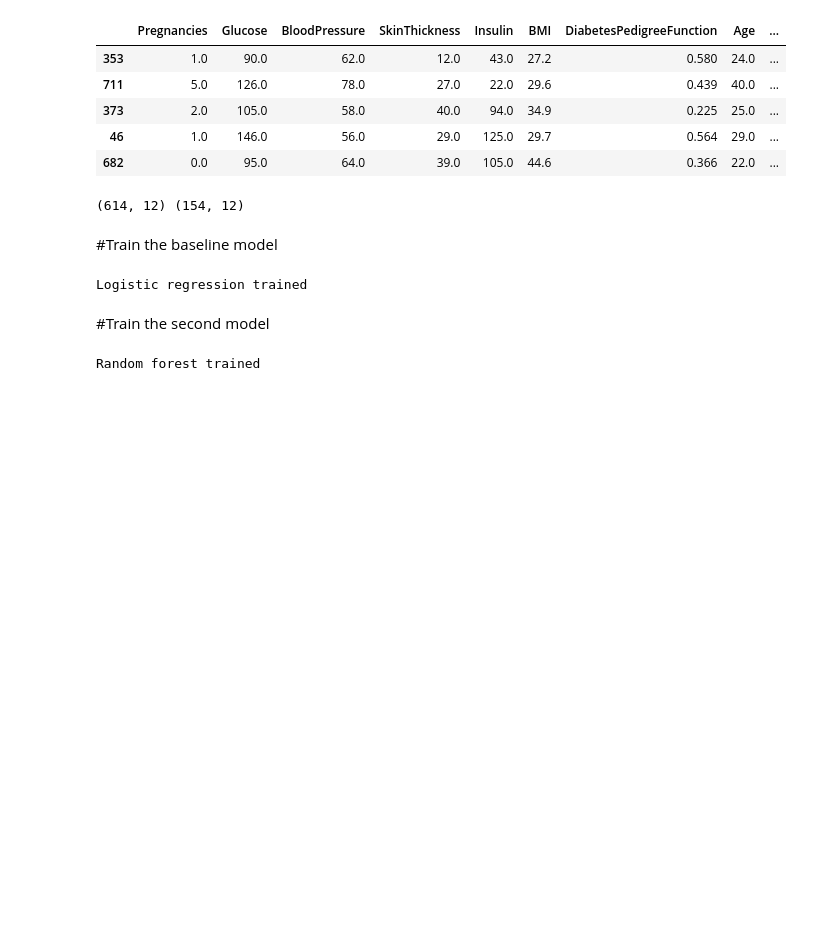
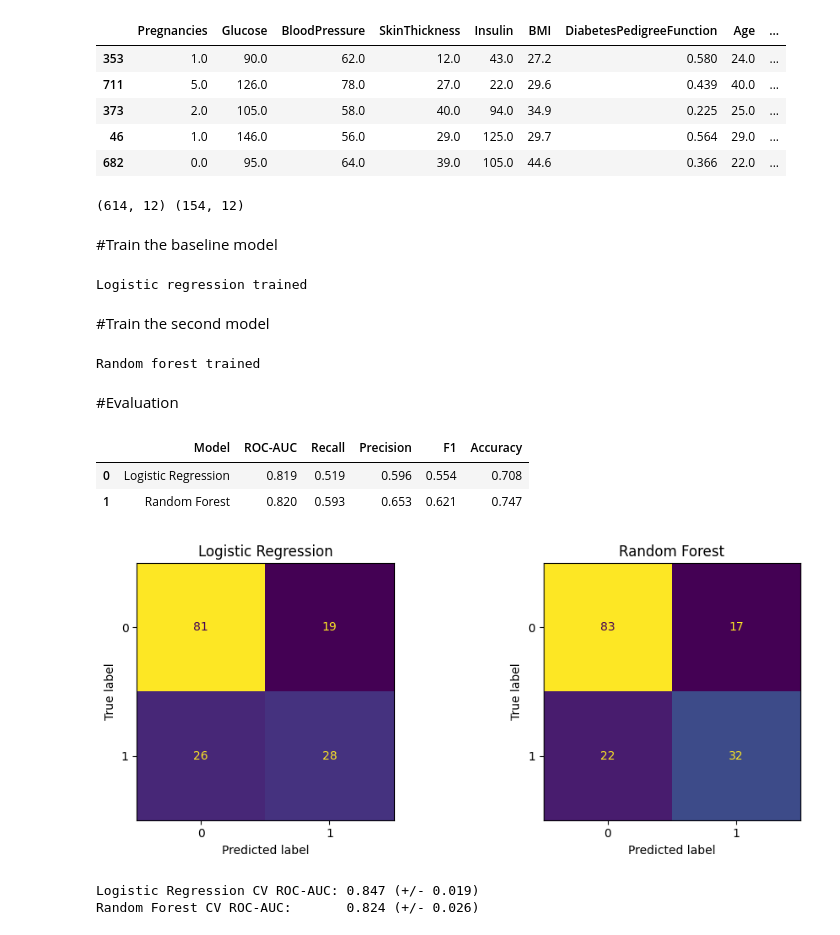
Before and after one commit to Adnan1507/research-experiment, a Jupyter notebook: experiment.ipynb, the cells around one changed output. Drawn from its saved outputs; the diff is of its cells as text; code cells hidden in the pictures; blank space fills up the shorter version.

```diff
--- a/experiment.ipynb
+++ b/experiment.ipynb
@@ -159,3 +159,58 @@ rf.fit(X_train_fe, y_train)
 print('Random forest trained')
 # %% [output]
 Random forest trained
+# %% [markdown]
+#Evaluation
+# %%
+from sklearn.metrics import (roc_auc_score, recall_score, f1_score,
+                             accuracy_score, precision_score)
+
+# Predictions
+lr_pred = log_reg.predict(X_test_scaled)
+lr_prob = log_reg.predict_proba(X_test_scaled)[:, 1]
+rf_pred = rf.predict(X_test_fe)
+rf_prob = rf.predict_proba(X_test_fe)[:, 1]
+
+results = pd.DataFrame({
+    'Model': ['Logistic Regression', 'Random Forest'],
+    'ROC-AUC': [roc_auc_score(y_test, lr_prob), roc_auc_score(y_test, rf_prob)],
+    'Recall': [recall_score(y_test, lr_pred), recall_score(y_test, rf_pred)],
+    'Precision': [precision_score(y_test, lr_pred), precision_score(y_test, rf_pred)],
+    'F1': [f1_score(y_test, lr_pred), f1_score(y_test, rf_pred)],
+    'Accuracy': [accuracy_score(y_test, lr_pred), accuracy_score(y_test, rf_pred)],
+}).round(3)
+results
+# %% [output]
+|  | Model | ROC-AUC | Recall | Precision | F1 | Accuracy |
+| 0 | Logistic Regression | 0.819 | 0.519 | 0.596 | 0.554 | 0.708 |
+| 1 | Random Forest | 0.820 | 0.593 | 0.653 | 0.621 | 0.747 |
+# %%
+from sklearn.metrics import ConfusionMatrixDisplay
+
+fig, axes = plt.subplots(1, 2, figsize=(10, 4))
+ConfusionMatrixDisplay.from_predictions(y_test, lr_pred, ax=axes[0], colorbar=False)
+axes[0].set_title('Logistic Regression')
+ConfusionMatrixDisplay.from_predictions(y_test, rf_pred, ax=axes[1], colorbar=False)
+axes[1].set_title('Random Forest')
+plt.tight_layout()
+plt.show()
+# %% [output]
+[figure, added]
+# %%
+from sklearn.model_selection import cross_val_score, StratifiedKFold
+from sklearn.pipeline import make_pipeline
+
+cv = StratifiedKFold(n_splits=5, shuffle=True, random_state=42)
+
+lr_cv = cross_val_score(
+    make_pipeline(StandardScaler(), LogisticRegression(max_iter=1000)),
+    X_train_fe, y_train, cv=cv, scoring='roc_auc')
+rf_cv = cross_val_score(
+    RandomForestClassifier(n_estimators=300, random_state=42),
+    X_train_fe, y_train, cv=cv, scoring='roc_auc')
+
+print(f'Logistic Regression CV ROC-AUC: {lr_cv.mean():.3f} (+/- {lr_cv.std():.3f})')
+print(f'Random Forest CV ROC-AUC:       {rf_cv.mean():.3f} (+/- {rf_cv.std():.3f})')
+# %% [output]
+Logistic Regression CV ROC-AUC: 0.847 (+/- 0.019)
+Random Forest CV ROC-AUC:       0.824 (+/- 0.026)
```
Also changed, not shown: parts of 2 cells of this notebook.
